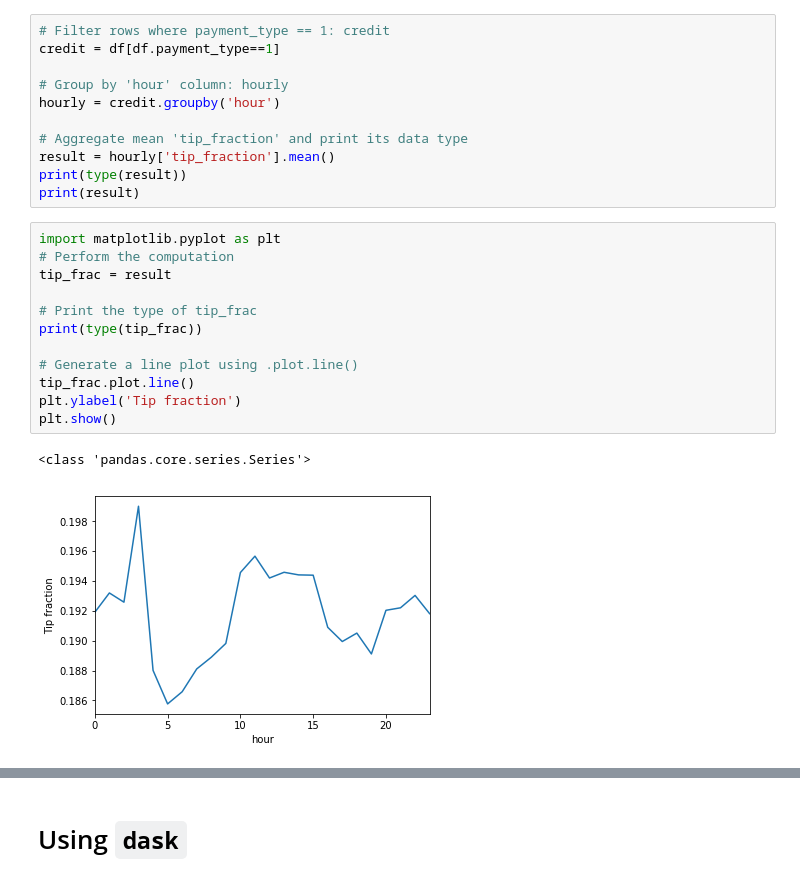
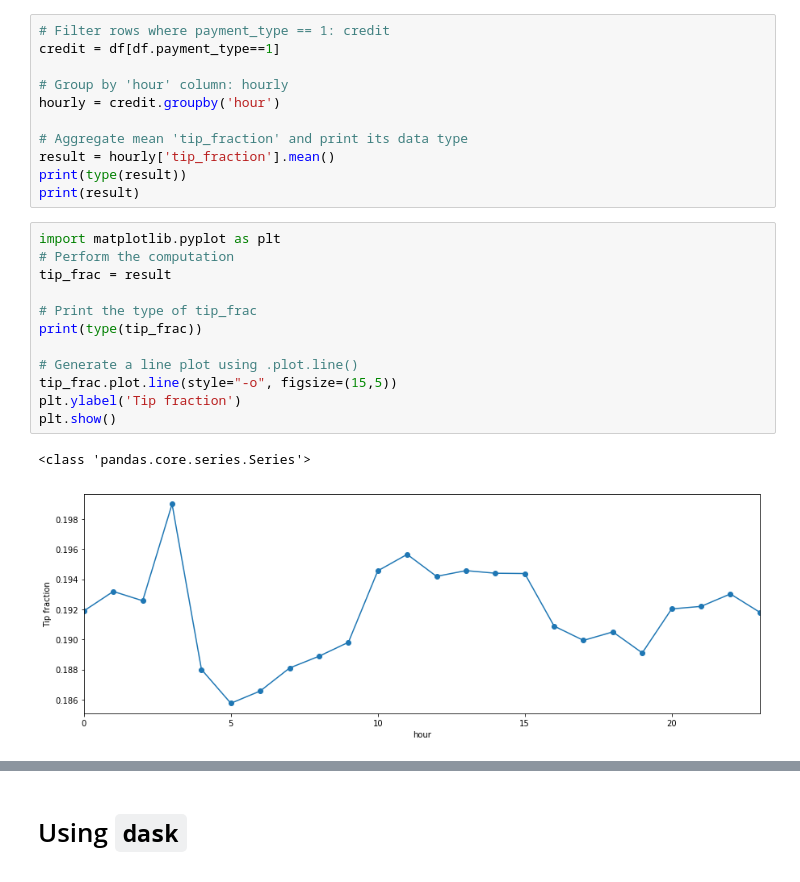
Before and after one commit to htapiagroup/sistdist, a Jupyter notebook: MCA_SDU_S6.ipynb, the cells around one changed output, grey strips where cells are left out. Saved outputs shown, nothing was run; the diff lists cells and outputs as text.

```diff
--- a/MCA_SDU_S6.ipynb
+++ b/MCA_SDU_S6.ipynb
@@ -102,15 +102,15 @@ print(result)
 # %%
 import matplotlib.pyplot as plt
 # Perform the computation
 tip_frac = result
 
 # Print the type of tip_frac
 print(type(tip_frac))
 
 # Generate a line plot using .plot.line()
-tip_frac.plot.line()
+tip_frac.plot.line(style="-o", figsize=(15,5))
 plt.ylabel('Tip fraction')
 plt.show()
 # %% [output]
 <class 'pandas.core.series.Series'>
-[figure, old version]
+[figure, new version]
```
Also changed, not shown: parts of 5 cells of this notebook.
